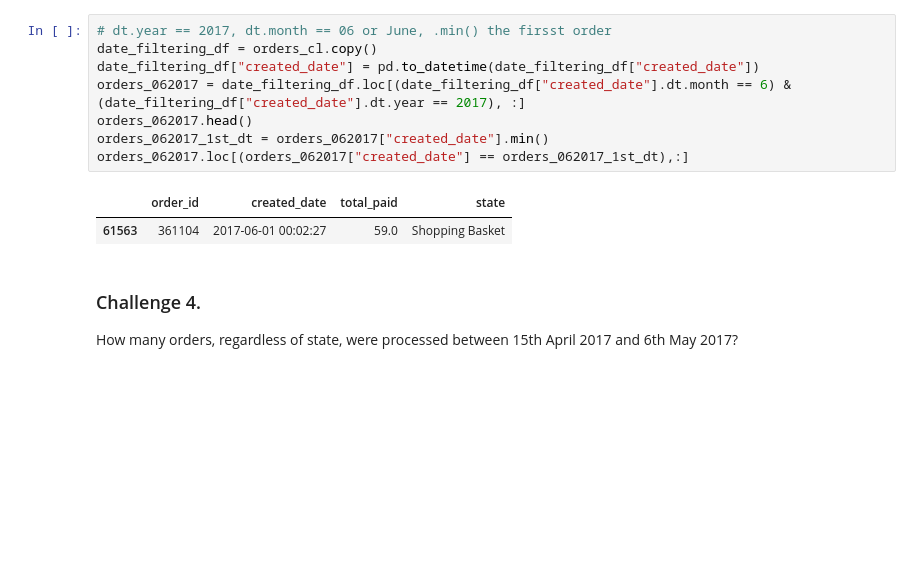
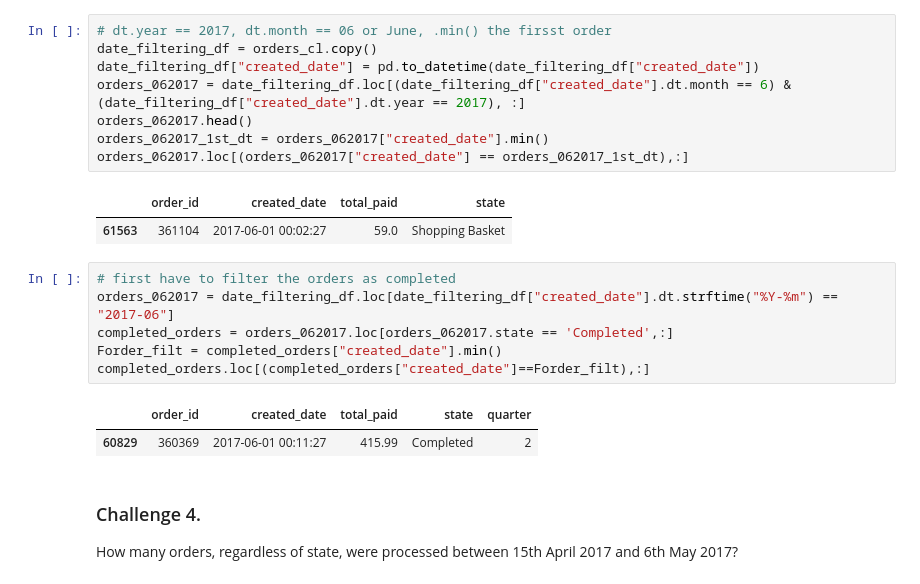
Before and after one commit to PhoenixCC0722/JoinTheGame_Magist, a Jupyter notebook: 3_1_3_datetime_challenges.ipynb, the cells around one changed output. Saved outputs shown, nothing was run; the diff lists cells and outputs as text; blank space fills up the shorter version.

```diff
--- a/3_1_3_datetime_challenges.ipynb
+++ b/3_1_3_datetime_challenges.ipynb
@@ -365,6 +367,15 @@ orders_062017.loc[(orders_062017["created_date"] == orders_062017_1st_dt),:]
 # %% [output]
 |  | order_id | created_date | total_paid | state |
 | 61563 | 361104 | 2017-06-01 00:02:27 | 59.0 | Shopping Basket |
+# %%
+# first have to filter the orders as completed
+orders_062017 = date_filtering_df.loc[date_filtering_df["created_date"].dt.strftime("%Y-%m") == "2017-06"]
+completed_orders = orders_062017.loc[orders_062017.state == 'Completed',:]
+Forder_filt = completed_orders["created_date"].min()
+completed_orders.loc[(completed_orders["created_date"]==Forder_filt),:]
+# %% [output]
+|  | order_id | created_date | total_paid | state | quarter |
+| 60829 | 360369 | 2017-06-01 00:11:27 | 415.99 | Completed | 2 |
 # %% [markdown]
 ### Challenge 4.
 
```
Also changed, not shown: parts of 1 cell of this notebook.
